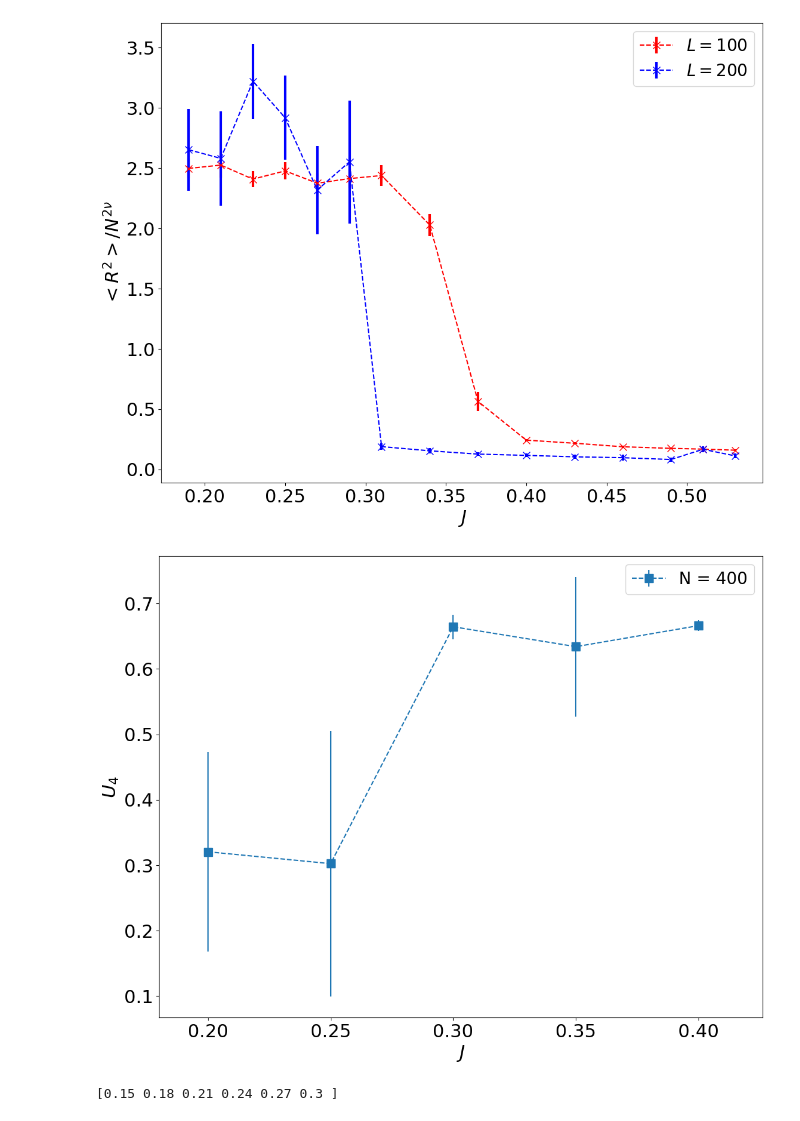
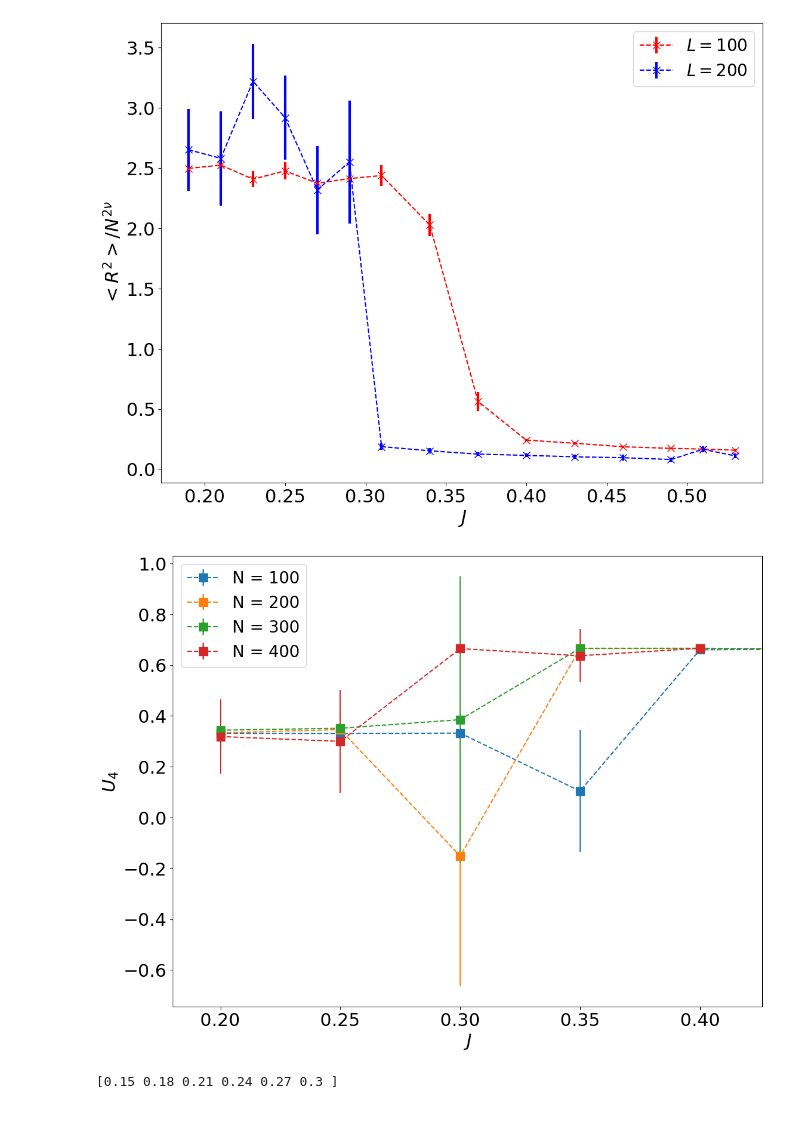
Before and after one commit to kamilla0503/Interaction-SAW-Models, a Jupyter notebook: data/TestMinumum.ipynb, the cells around one changed output. Drawn from its saved outputs; the diff is of its cells as text; code cells hidden in the pictures.

```diff
--- a/data/TestMinumum.ipynb
+++ b/data/TestMinumum.ipynb
@@ -169,35 +169,35 @@ df = df.sort_values(by=["J"])
 i = 0
 for L, grp in df.groupby("L"):
     #if L > 200: continue
-    if L!=400: continue
+    #if L!=400: continue
     J_l = np.unique(grp["J"])
     bc = []
     errs = []
     J_lplot = []
     for J in J_l:
         data_l = grp[grp["J"] == J]
         m2 = norm.rvs(data_l["Mag2"], data_l["Mag2_std"], size=4000)
         m4 = norm.rvs(data_l["Mag4"], data_l["Mag4_std"], size=4000)
         cum = 1 - m4 / 3 / m2 / m2
         mean = np.mean(cum)
         err = np.std(cum)
         if (err>2) : continue
         bc.append(mean)
         errs.append(err)
         J_lplot.append(J)
     ax.errorbar(J_lplot, bc, yerr=errs, fmt="s--", ms=10, label="N = " + str(int(L)))
     i += 1
 plt.xlabel(r'$J$', fontsize=22)
 plt.ylabel(r"$  U_4 $ ", fontsize=22)
 plt.tick_params(axis='x', labelsize=22)
 plt.tick_params(axis='y', labelsize=22)
 
 plt.legend(fontsize=20)
 plt.xlim(0.18, 0.426)
 #plt.ylim(0, 2.22/3)
 plt.savefig("images/longrangeshortchains_3D_U4_No1stordersigns.png", bbox_inches='tight')
 # %% [output]
-[figure, old version]
+[figure, new version]
 # %%
 print(np.linspace(0.15,0.3,num=6  ))
 # %% [output]
```
Also changed, not shown: parts of 1 cell of this notebook, 1 other file.
